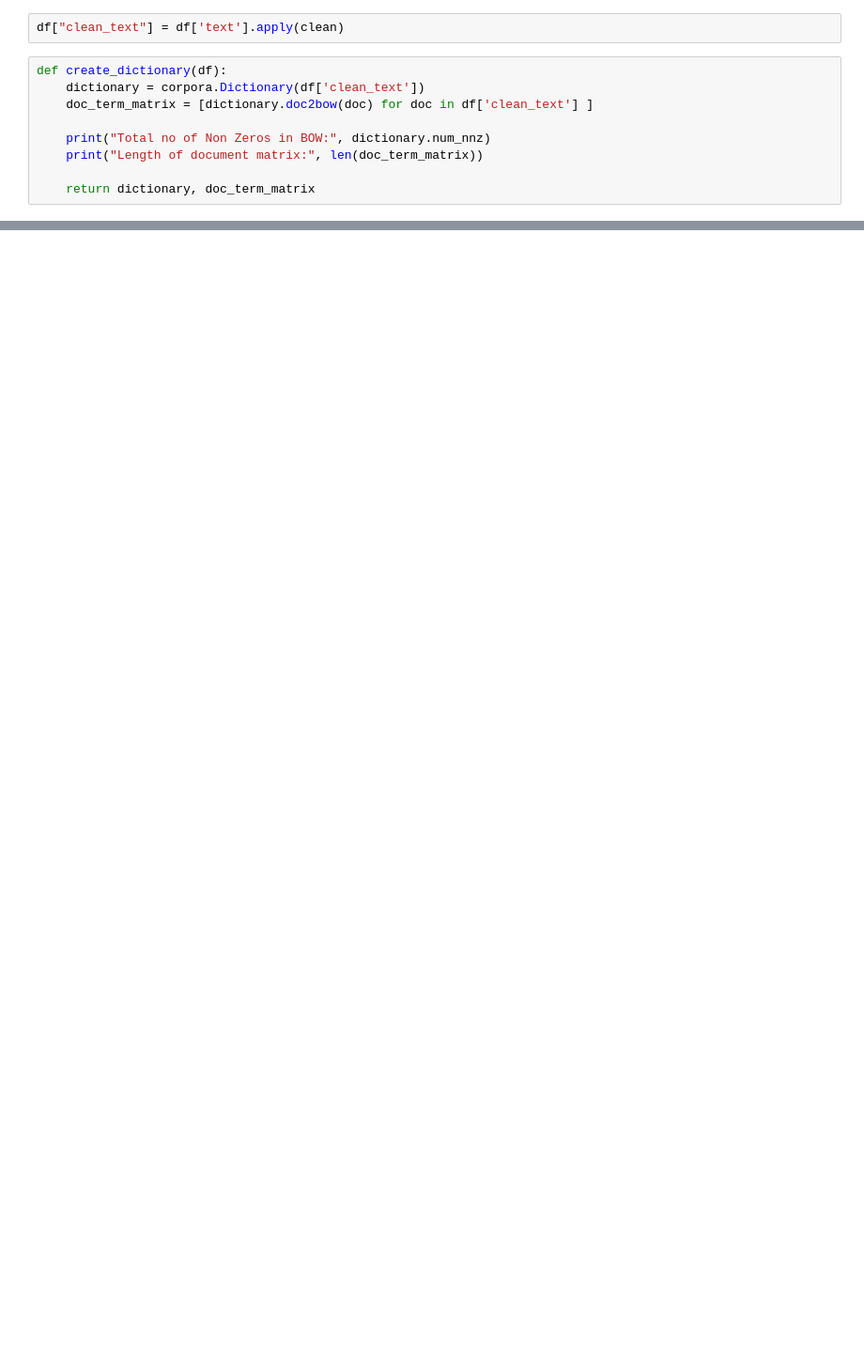
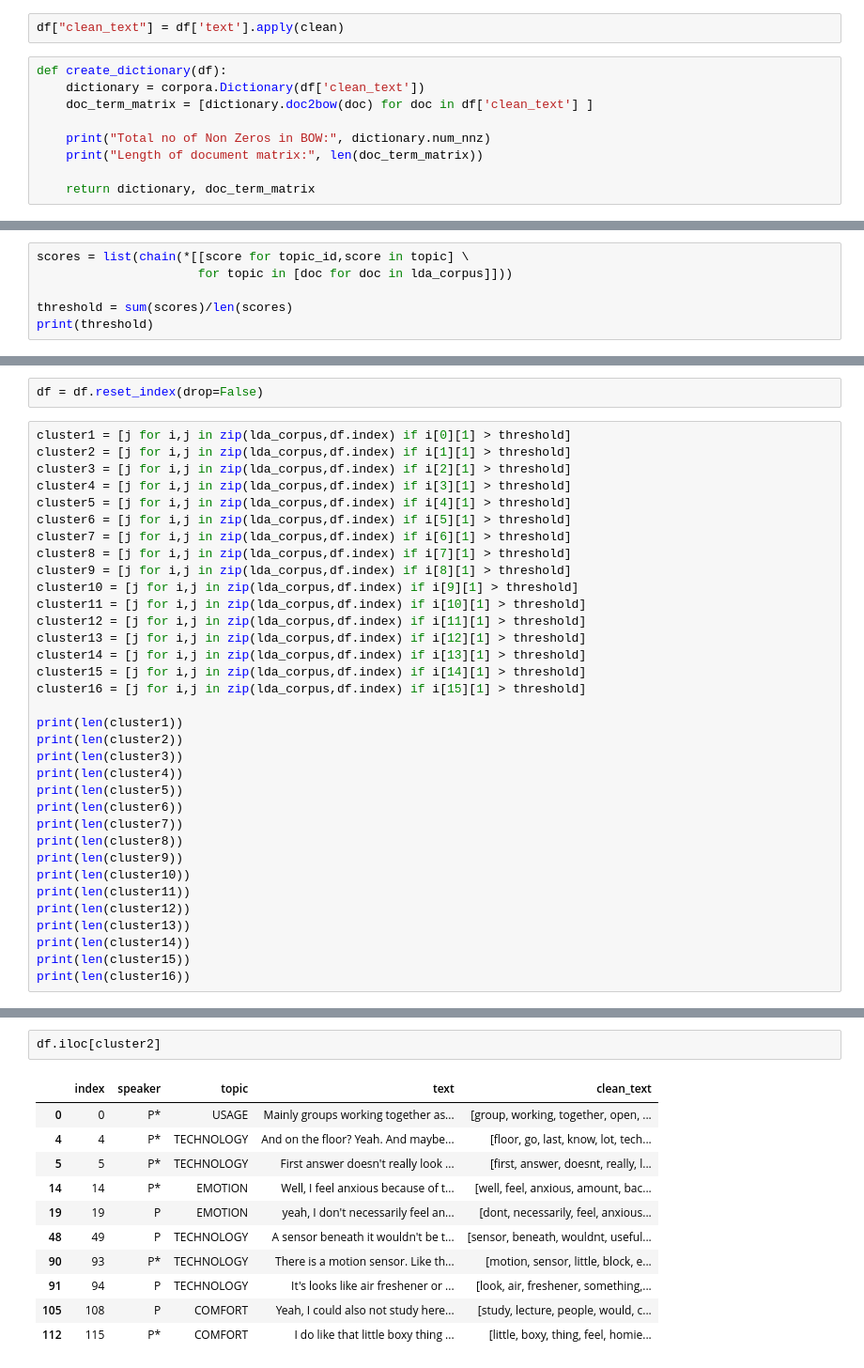
Before and after one commit to shrutirao94/building-walk, a Jupyter notebook: topic-modeling.ipynb, the cells around one changed output, grey strips where cells are left out. Shown: that part at 94% size. Cells and saved outputs as stored; diff of their text form; blank space fills up the shorter version.

Commit message:
[FEATURE] Visualising and Finding Connected Topics

```diff
--- a/topic-modeling.ipynb
+++ b/topic-modeling.ipynb
@@ -126,0 +99,6 @@ pyLDAvis.display(lda_display)
+# %%
+scores = list(chain(*[[score for topic_id,score in topic] \
+                      for topic in [doc for doc in lda_corpus]]))
+
+threshold = sum(scores)/len(scores)
+print(threshold)
@@ -126,0 +107,36 @@ pyLDAvis.display(lda_display)
+# %%
+df = df.reset_index(drop=False)
+# %%
+cluster1 = [j for i,j in zip(lda_corpus,df.index) if i[0][1] > threshold]
+cluster2 = [j for i,j in zip(lda_corpus,df.index) if i[1][1] > threshold]
+cluster3 = [j for i,j in zip(lda_corpus,df.index) if i[2][1] > threshold]
+cluster4 = [j for i,j in zip(lda_corpus,df.index) if i[3][1] > threshold]
+cluster5 = [j for i,j in zip(lda_corpus,df.index) if i[4][1] > threshold]
+cluster6 = [j for i,j in zip(lda_corpus,df.index) if i[5][1] > threshold]
+cluster7 = [j for i,j in zip(lda_corpus,df.index) if i[6][1] > threshold]
+cluster8 = [j for i,j in zip(lda_corpus,df.index) if i[7][1] > threshold]
+cluster9 = [j for i,j in zip(lda_corpus,df.index) if i[8][1] > threshold]
+cluster10 = [j for i,j in zip(lda_corpus,df.index) if i[9][1] > threshold]
+cluster11 = [j for i,j in zip(lda_corpus,df.index) if i[10][1] > threshold]
+cluster12 = [j for i,j in zip(lda_corpus,df.index) if i[11][1] > threshold]
+cluster13 = [j for i,j in zip(lda_corpus,df.index) if i[12][1] > threshold]
+cluster14 = [j for i,j in zip(lda_corpus,df.index) if i[13][1] > threshold]
+cluster15 = [j for i,j in zip(lda_corpus,df.index) if i[14][1] > threshold]
+cluster16 = [j for i,j in zip(lda_corpus,df.index) if i[15][1] > threshold]
+
+print(len(cluster1))
+print(len(cluster2))
+print(len(cluster3))
+print(len(cluster4))
+print(len(cluster5))
+print(len(cluster6))
+print(len(cluster7))
+print(len(cluster8))
+print(len(cluster9))
+print(len(cluster10))
+print(len(cluster11))
+print(len(cluster12))
+print(len(cluster13))
+print(len(cluster14))
+print(len(cluster15))
+print(len(cluster16))
@@ -126,0 +173,14 @@ pyLDAvis.display(lda_display)
+# %%
+df.iloc[cluster2]
+# %% [output]
+|  | index | speaker | topic | text | clean_text |
+| 0 | 0 | P* | USAGE | Mainly groups working together as... | [group, working, together, open, ... |
+| 4 | 4 | P* | TECHNOLOGY | And on the floor? Yeah. And maybe... | [floor, go, last, know, lot, tech... |
+| 5 | 5 | P* | TECHNOLOGY | First answer doesn't really look ... | [first, answer, doesnt, really, l... |
+| 14 | 14 | P* | EMOTION | Well, I feel anxious because of t... | [well, feel, anxious, amount, bac... |
+| 19 | 19 | P | EMOTION | yeah, I don't necessarily feel an... | [dont, necessarily, feel, anxious... |
+| 48 | 49 | P | TECHNOLOGY | A sensor beneath it wouldn't be t... | [sensor, beneath, wouldnt, useful... |
+| 90 | 93 | P* | TECHNOLOGY | There is a motion sensor. Like th... | [motion, sensor, little, block, e... |
+| 91 | 94 | P | TECHNOLOGY | It's looks like air freshener or ... | [look, air, freshener, something,... |
+| 105 | 108 | P | COMFORT | Yeah, I could also not study here... | [study, lecture, people, would, c... |
+| 112 | 115 | P* | COMFORT | I do like that little boxy thing ... | [little, boxy, thing, feel, homie... |
```
Also changed, not shown: parts of 18 cells of this notebook.
